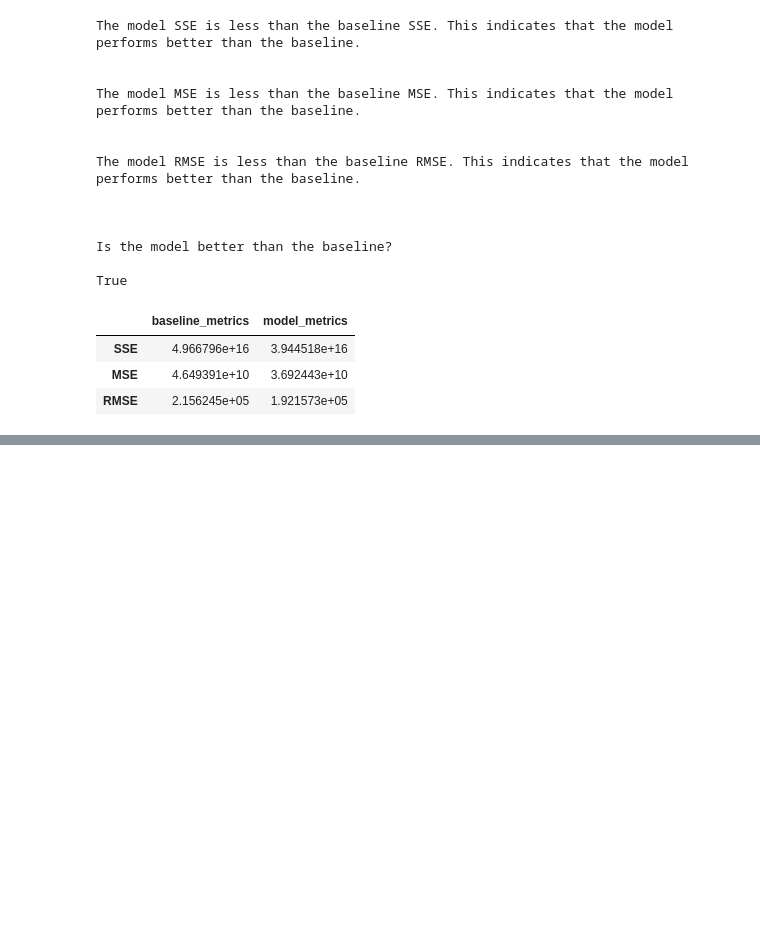
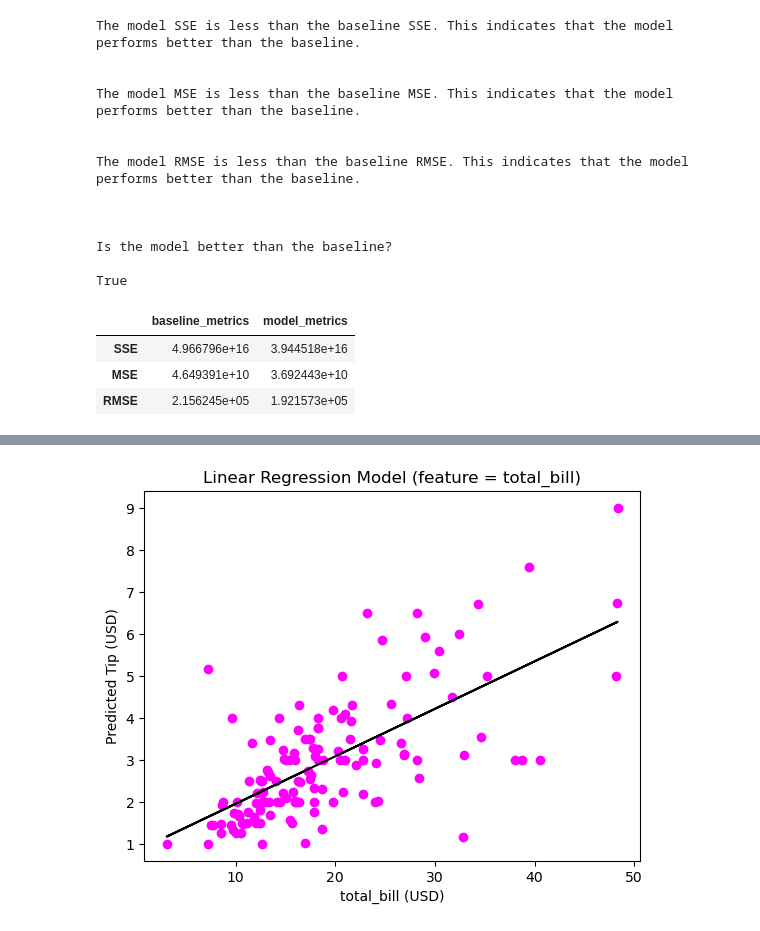
Before and after one commit to caroline-miller0921/regression_exercises, a Jupyter notebook: evaluate.ipynb, the cells around one changed output, grey strips where cells are left out. Saved outputs shown, nothing was run; the diff lists cells and outputs as text; code cells hidden in the pictures; blank space fills up the shorter version.

```diff
--- a/evaluate.ipynb
+++ b/evaluate.ipynb
@@ -359,0 +363,2 @@ True
+# %%
+tips = data('tips')
@@ -359,0 +376,3 @@ True
+# %%
+train_validate, test = train_test_split(tips, test_size=.2, random_state=123)
+train, validate = train_test_split(train_validate, test_size=.3, random_state=123)
@@ -359,0 +388,7 @@ True
+# %%
+train_X = train.drop(columns='tip')
+train_y = train['tip']
+# %%
+lm = LinearRegression().fit(train_X[['total_bill']], train_y)
+yhat = lm.predict(train_X[['total_bill']])
+yhat
@@ -359,0 +413,10 @@ True
+# %%
+plt.scatter(train_X[['total_bill']], train_y, color='magenta')
+
+plt.plot(train_X[['total_bill']], yhat, color='black')
+plt.title('Linear Regression Model (feature = total_bill)')
+plt.xlabel('total_bill (USD)')
+plt.ylabel('Predicted Tip (USD)')
+plt.show()
+# %% [output]
+[figure, added]
```
Also changed, not shown: parts of 26 cells of this notebook, 1 other file.
